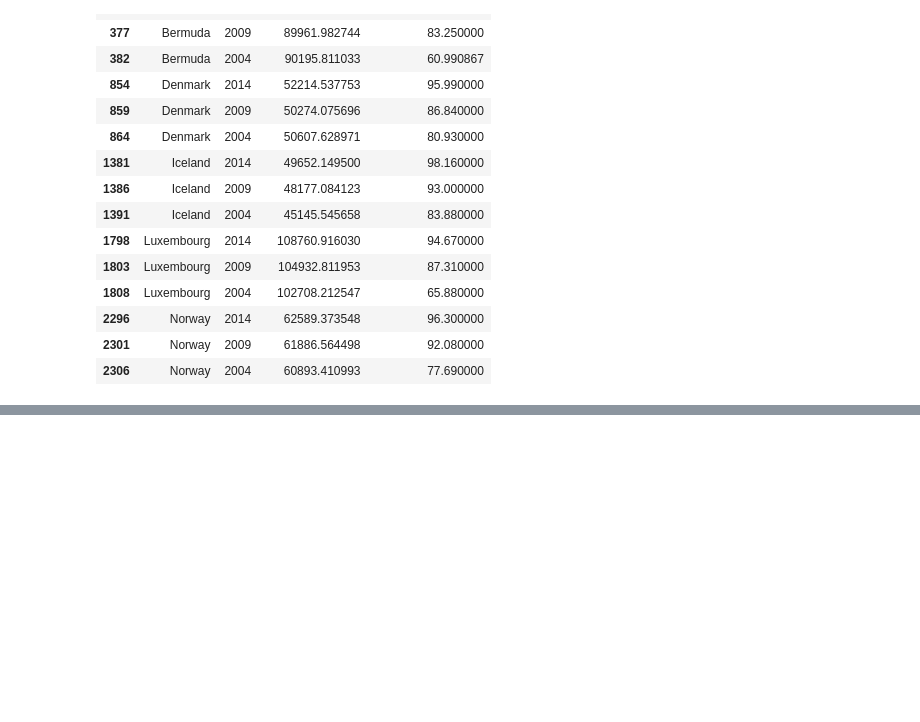
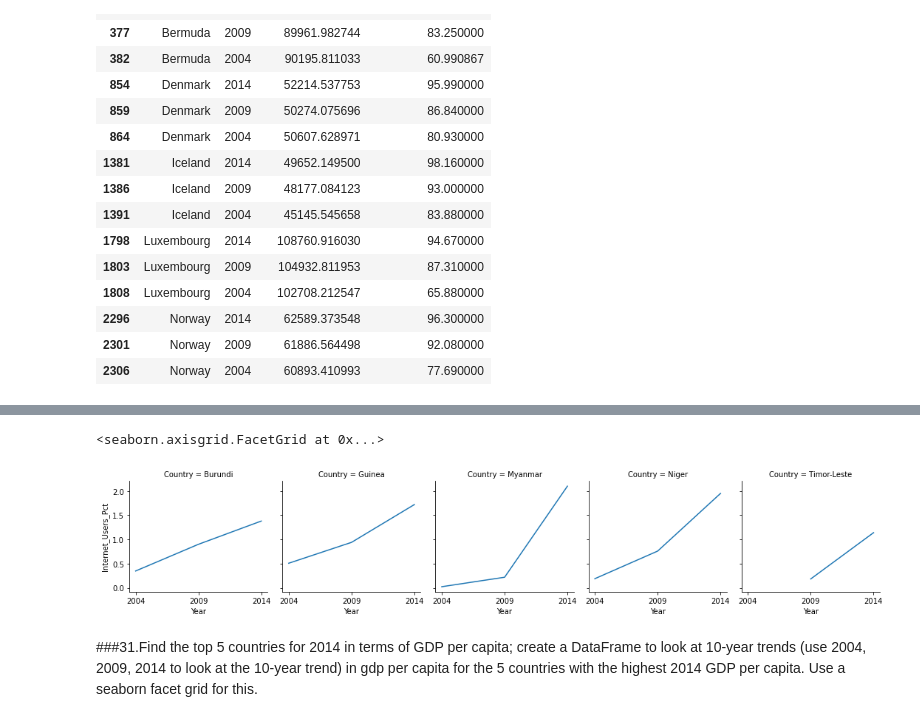
Before and after one commit to igoike/gdp-and-internet-usage-igoike, a Jupyter notebook: notebook/gdp_and_internet_usage.ipynb, the cells around one changed output, grey strips where cells are left out. Cells and saved outputs as stored; diff of their text form; code cells hidden in the pictures; blank space fills up the shorter version.

```diff
--- a/notebook/gdp_and_internet_usage.ipynb
+++ b/notebook/gdp_and_internet_usage.ipynb
@@ -451,0 +459,2 @@ sns.FacetGrid(top_5_internet,row='Year',col='Internet_Users_Pct')
+# %%
+bottom_5_internet = gdp_and_internet_use_sub[gdp_and_internet_use_sub['Country'].isin(['Timor-Leste','Burundi','Guinea','Niger','Myanmar'])]
@@ -451,0 +479,9 @@ sns.FacetGrid(top_5_internet,row='Year',col='Internet_Users_Pct')
+# %%
+bottom_5_internet_sorted =bottom_5_internet.sort_values('Year')
+g = sns.FacetGrid(bottom_5_internet_sorted, col='Country')
+g.map(plt.plot,"Year","Internet_Users_Pct")
+# %% [output]
+<seaborn.axisgrid.FacetGrid at 0x...>
+[figure, added]
+# %% [markdown]
+###31.Find the top 5 countries for 2014 in terms of GDP per capita; create a DataFrame to look at 10-year trends (use 2004, 2009, 2014 to look at the 10-year trend) in gdp per capita for the 5 countries with the highest 2014 GDP per capita. Use a seaborn facet grid for this.
```
Also changed, not shown: parts of 39 cells of this notebook.
